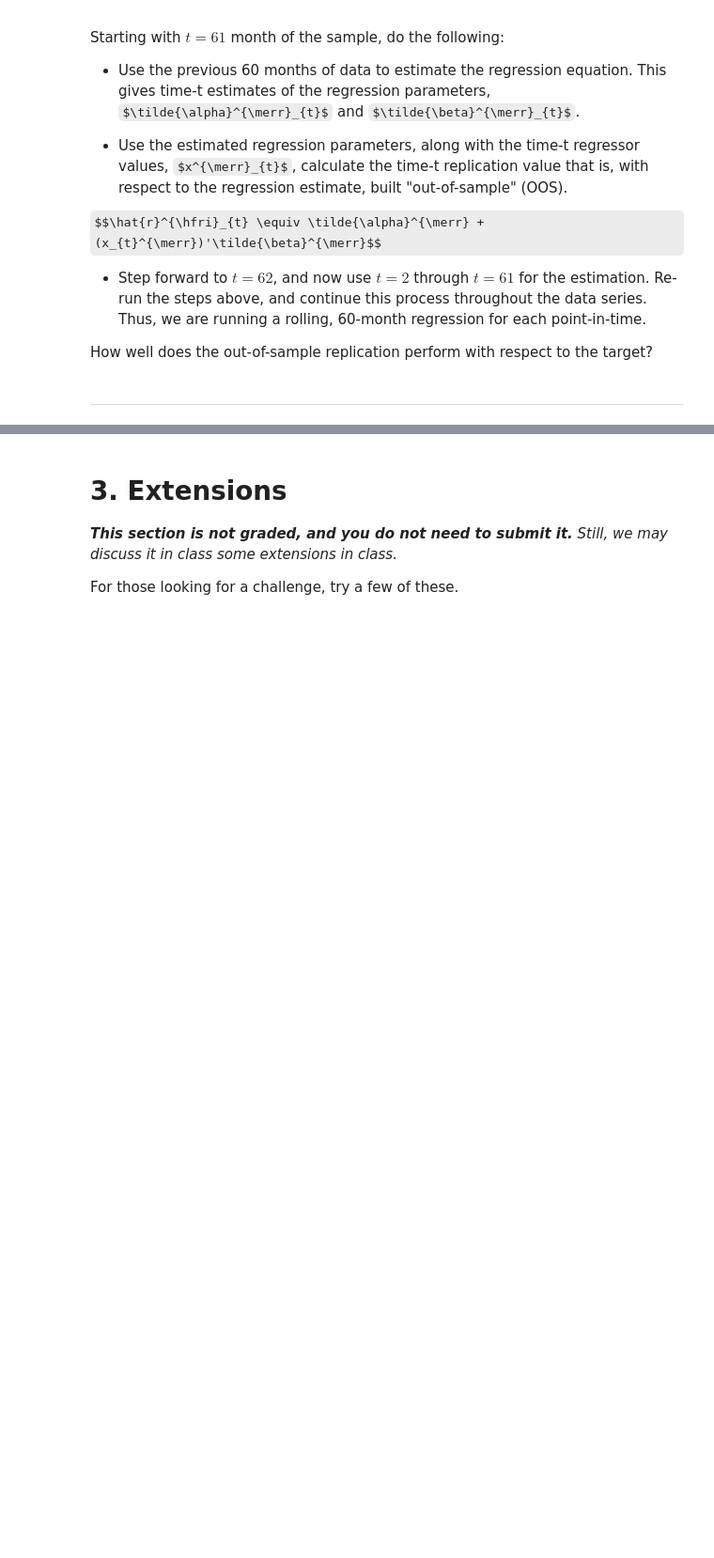
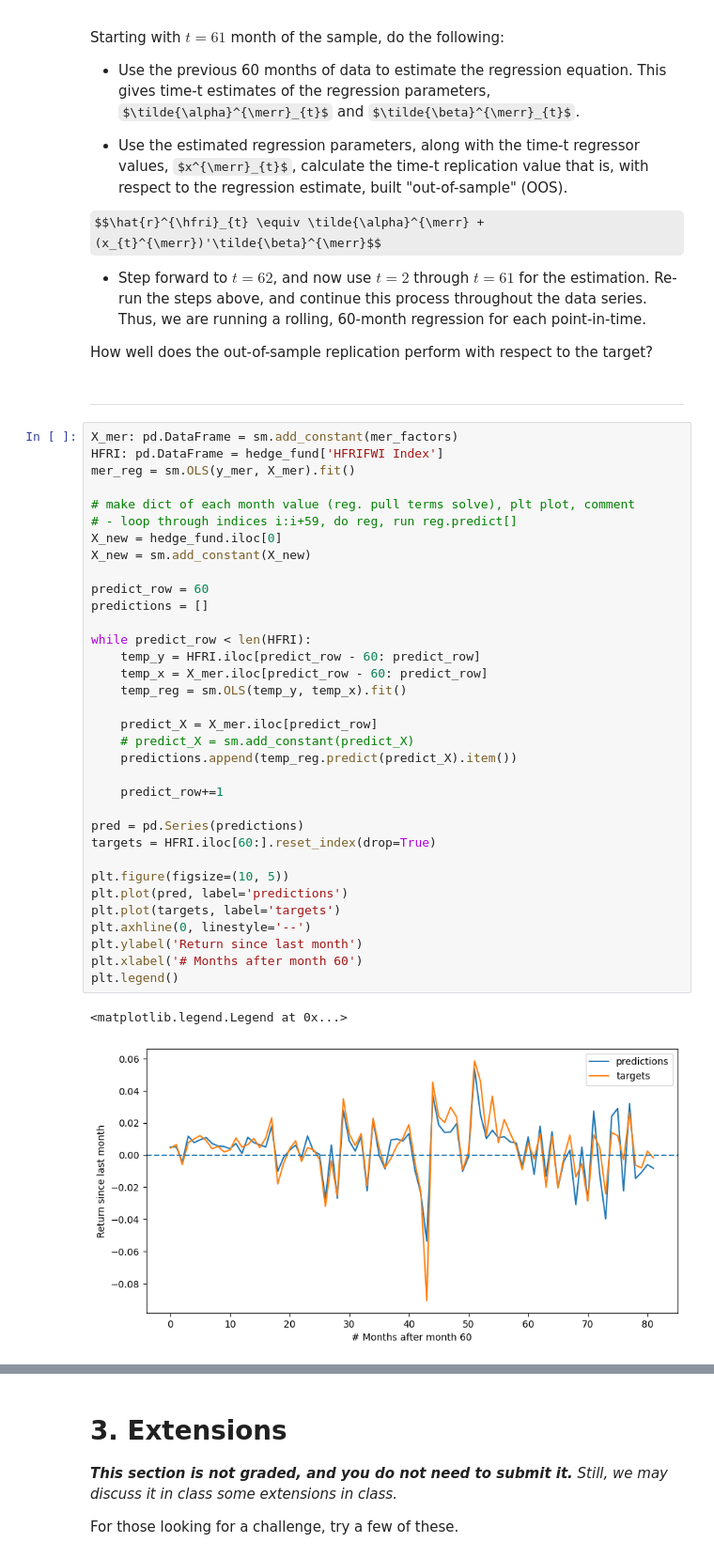
Before and after one commit to elliottgordon/finm-25000-a4-repository, a Jupyter notebook: hw2/Chris_Homework 2.ipynb, the cells around one changed output, grey strips where cells are left out. Shown at 94% size. Saved outputs shown, nothing was run; the diff lists cells and outputs as text; some formulas as TeX source; blank space fills up the shorter version.

```diff
--- a/hw2/Chris_Homework 2.ipynb
+++ b/hw2/Chris_Homework 2.ipynb
@@ -321,3 +321,40 @@ $$\hat{r}^{\hfri}_{t} \equiv \tilde{\alpha}^{\merr} + (x_{t}^{\merr})'\tilde{\be
 How well does the out-of-sample replication perform with respect to the target?
 # %% [markdown]
 ***
+# %%
+X_mer: pd.DataFrame = sm.add_constant(mer_factors)
+HFRI: pd.DataFrame = hedge_fund['HFRIFWI Index']
+mer_reg = sm.OLS(y_mer, X_mer).fit()
+
+# make dict of each month value (reg. pull terms solve), plt plot, comment
+# - loop through indices i:i+59, do reg, run reg.predict[]
+X_new = hedge_fund.iloc[0]
+X_new = sm.add_constant(X_new)
+
+predict_row = 60
+predictions = []
+
+while predict_row < len(HFRI):
+    temp_y = HFRI.iloc[predict_row - 60: predict_row]
+    temp_x = X_mer.iloc[predict_row - 60: predict_row]
+    temp_reg = sm.OLS(temp_y, temp_x).fit()
+
+    predict_X = X_mer.iloc[predict_row]
+    # predict_X = sm.add_constant(predict_X)
+    predictions.append(temp_reg.predict(predict_X).item())
+
+    predict_row+=1
+
+pred = pd.Series(predictions)
+targets = HFRI.iloc[60:].reset_index(drop=True)
+
+plt.figure(figsize=(10, 5))
+plt.plot(pred, label='predictions')
+plt.plot(targets, label='targets')
+plt.axhline(0, linestyle='--')
+plt.ylabel('Return since last month')
+plt.xlabel('# Months after month 60')
+plt.legend()
+# %% [output]
+<matplotlib.legend.Legend at 0x...>
+[figure, added]
```
Also changed, not shown: parts of 2 cells of this notebook, 1 other file.
